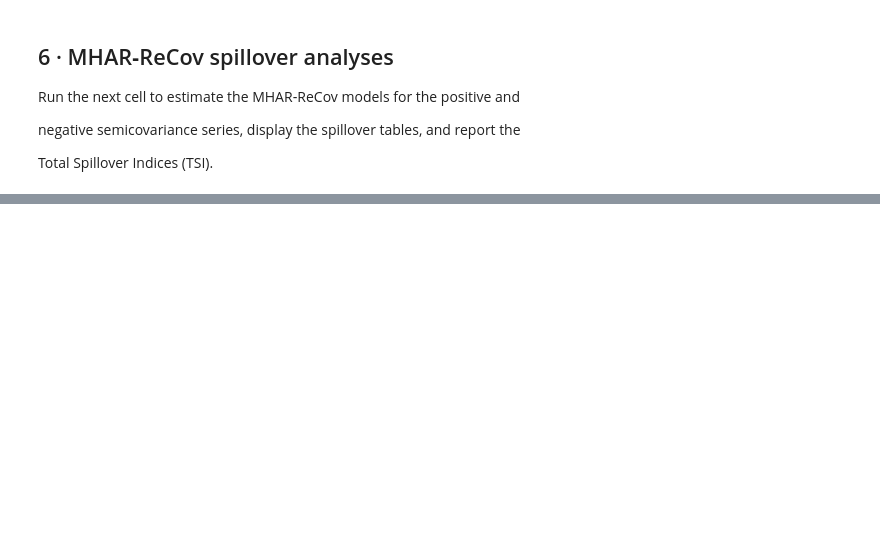
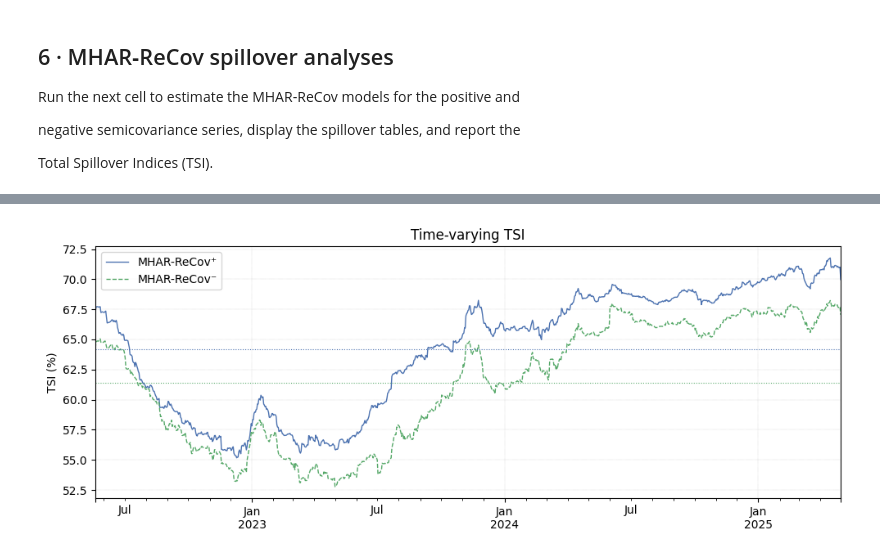
Before and after one commit to franrolotti/volatility-spillovers-methodology, a Jupyter notebook: 05_volatility_spillovers_semivariances.ipynb, the cells around one changed output, grey strips where cells are left out. Cells and saved outputs as stored; diff of their text form; code cells hidden in the pictures; blank space fills up the shorter version.

Commit message:
Plots for semivariances

```diff
--- a/05_volatility_spillovers_semivariances.ipynb
+++ b/05_volatility_spillovers_semivariances.ipynb
@@ -528,0 +651,10 @@ LaTeX table written to latex_files/spillover_table_recov_pm_australia.tex
+# %%
+fig, ax = plt.subplots(figsize=(10,4))
+tsi_pos['TSI'].plot(ax=ax, color="#4C72B0", lw=1, label="MHAR-ReCov⁺")
+tsi_neg['TSI'].plot(ax=ax, color="#55A868", lw=1, ls="--", label="MHAR-ReCov⁻")
+ax.set(title="Time-varying TSI", ylabel="TSI (%)")
+ax.axhline(tsi_pos['TSI'].mean(),  color="#4C72B0", ls=":", lw=.8)
+ax.axhline(tsi_neg['TSI'].mean(),  color="#55A868", ls=":", lw=.8)
+ax.legend(); ax.grid(ls=":", lw=.3); plt.tight_layout()
+# %% [output]
+[figure, added]
```
Also changed, not shown: parts of 13 cells of this notebook.
